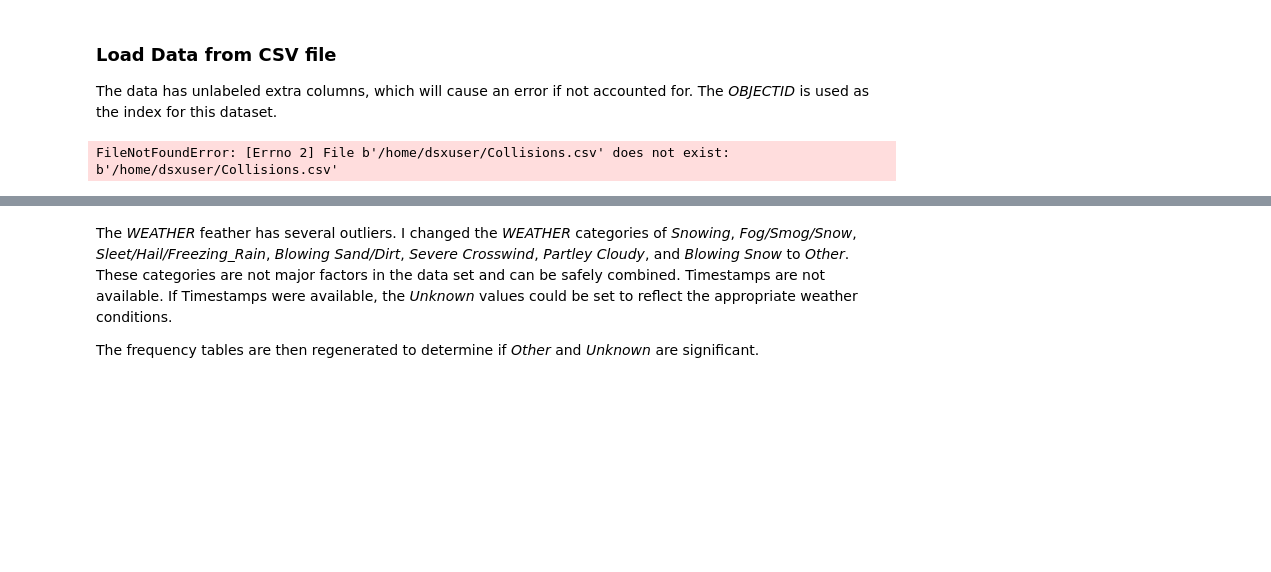
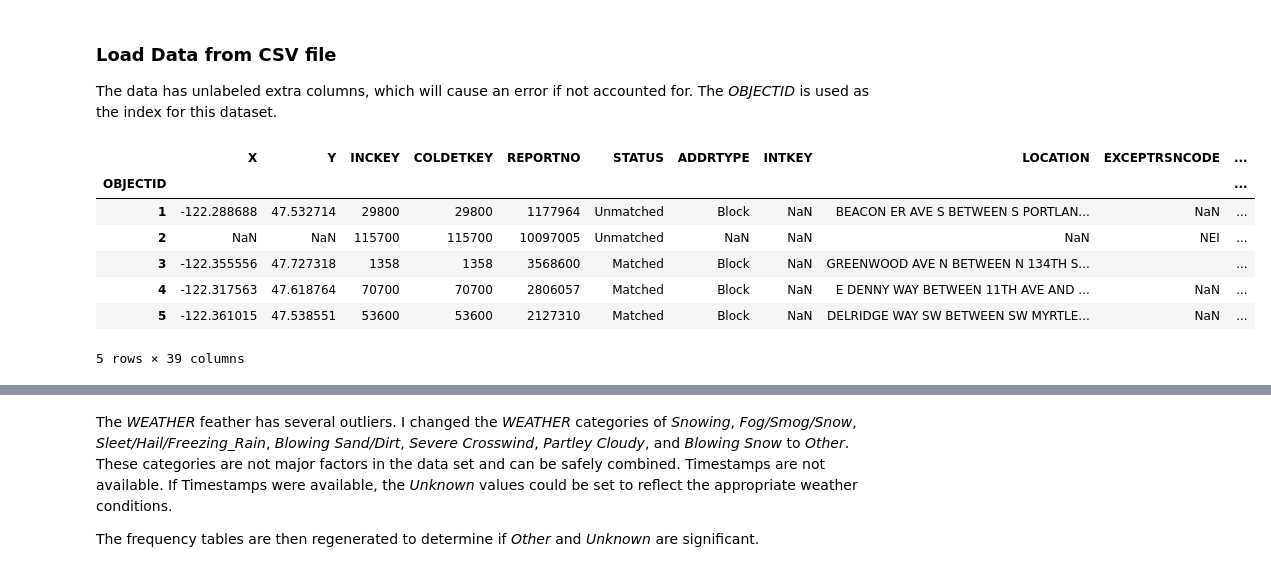
Before and after one commit to dcavanau/Coursera_Capstone, a Jupyter notebook: AutoAccidentPrediction.ipynb, the cells around one changed output, grey strips where cells are left out. Saved outputs shown, nothing was run; the diff lists cells and outputs as text; code cells hidden in the pictures; blank space fills up the shorter version.

```diff
--- a/AutoAccidentPrediction.ipynb
+++ b/AutoAccidentPrediction.ipynb
@@ -60,11 +56,24 @@ HTTP request sent, awaiting response... 500 Internal Server Error
 ### Load Data from CSV file
 The data has unlabeled extra columns, which will cause an error if not accounted for. The _OBJECTID_ is used as the index for this dataset.
 # %%
-cols = pd.read_csv('Collisions.csv', nrows=1).columns
-df = pd.read_csv('Collisions.csv', usecols=cols, index_col=2)
+# Import live data file
+#cols = pd.read_csv('Collisions.csv', nrows=1).columns
+#df = pd.read_csv('Collisions.csv', usecols=cols, index_col=2)
+
+# import copy of Seattle dataset from IBM Watson Studio Project
+cols = pd.read_csv(project.get_file('Collisions.csv'), nrows=1).columns
+df = pd.read_csv(project.get_file('Collisions.csv'), usecols=cols, index_col=2)
+
 df.head()
 # %% [output]
+|  | X | Y | INCKEY | COLDETKEY | REPORTNO | STATUS | ADDRTYPE | INTKEY | LOCATION | EXCEPTRSNCODE | ... |
+| OBJECTID |  |  |  |  |  |  |  |  |  |  | ... |
+| 1 | -122.288688 | 47.532714 | 29800 | 29800 | 1177964 | Unmatched | Block | NaN | BEACON ER AVE S BETWEEN S PORTLAN... | NaN | ... |
+| 2 | NaN | NaN | 115700 | 115700 | 10097005 | Unmatched | NaN | NaN | NaN | NEI | ... |
+| 3 | -122.355556 | 47.727318 | 1358 | 1358 | 3568600 | Matched | Block | NaN | GREENWOOD AVE N BETWEEN N 134TH S... |  | ... |
+| 4 | -122.317563 | 47.618764 | 70700 | 70700 | 2806057 | Matched | Block | NaN | E DENNY WAY BETWEEN 11TH AVE AND ... | NaN | ... |
+| 5 | -122.361015 | 47.538551 | 53600 | 53600 | 2127310 | Matched | Block | NaN | DELRIDGE WAY SW BETWEEN SW MYRTLE... | NaN | ... |
-FileNotFoundError: [Errno 2] File b'/home/dsxuser/Collisions.csv' does not exist: b'/home/dsxuser/Collisions.csv'
+5 rows × 39 columns
 # %% [markdown]
 ### Data Cleaning
 
```
Also changed, not shown: parts of 24 cells of this notebook.
